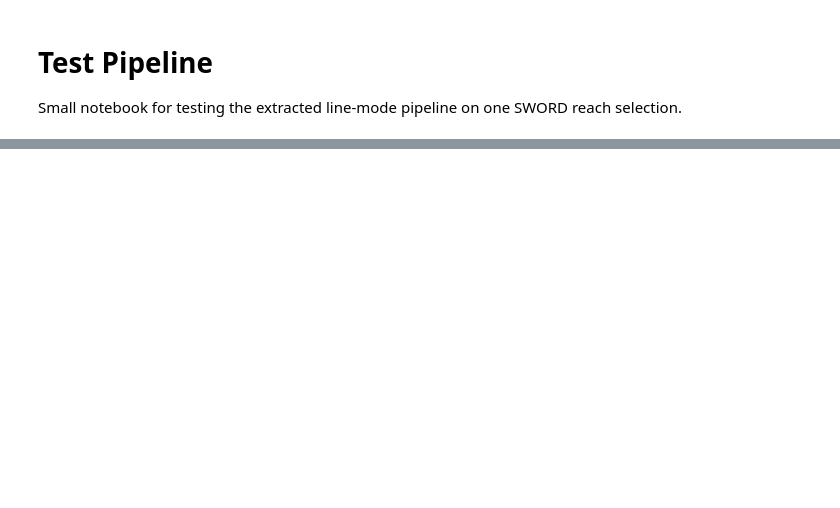
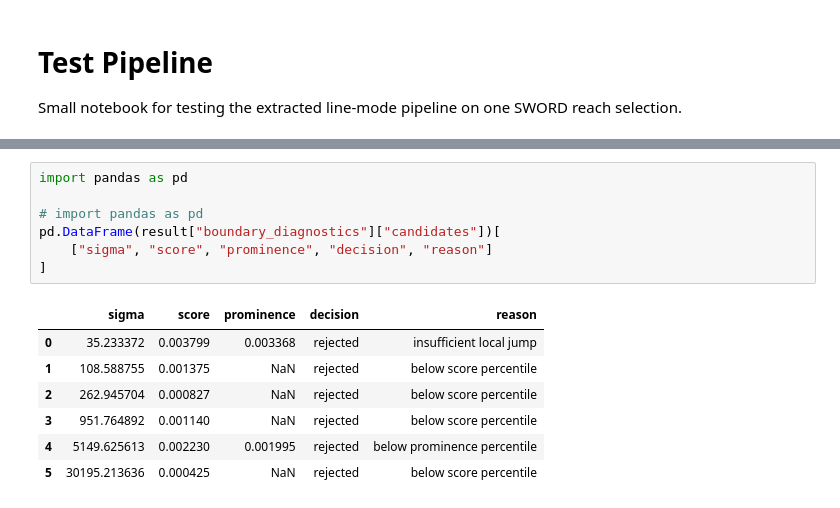
Before and after one commit to niekcde/single_thread_channel_hierarchy, a Jupyter notebook: test_pipeline.ipynb, the cells around one changed output, grey strips where cells are left out. Cells and saved outputs as stored; diff of their text form; blank space fills up the shorter version.

```diff
--- a/test_pipeline.ipynb
+++ b/test_pipeline.ipynb
@@ -65,0 +128,15 @@ fig
+# %%
+import pandas as pd
+
+# import pandas as pd
+pd.DataFrame(result["boundary_diagnostics"]["candidates"])[
+    ["sigma", "score", "prominence", "decision", "reason"]
+]
+# %% [output]
+|  | sigma | score | prominence | decision | reason |
+| 0 | 35.233372 | 0.003799 | 0.003368 | rejected | insufficient local jump |
+| 1 | 108.588755 | 0.001375 | NaN | rejected | below score percentile |
+| 2 | 262.945704 | 0.000827 | NaN | rejected | below score percentile |
+| 3 | 951.764892 | 0.001140 | NaN | rejected | below score percentile |
+| 4 | 5149.625613 | 0.002230 | 0.001995 | rejected | below prominence percentile |
+| 5 | 30195.213636 | 0.000425 | NaN | rejected | below score percentile |
```
Also changed, not shown: parts of 13 cells of this notebook, 6 other files.
